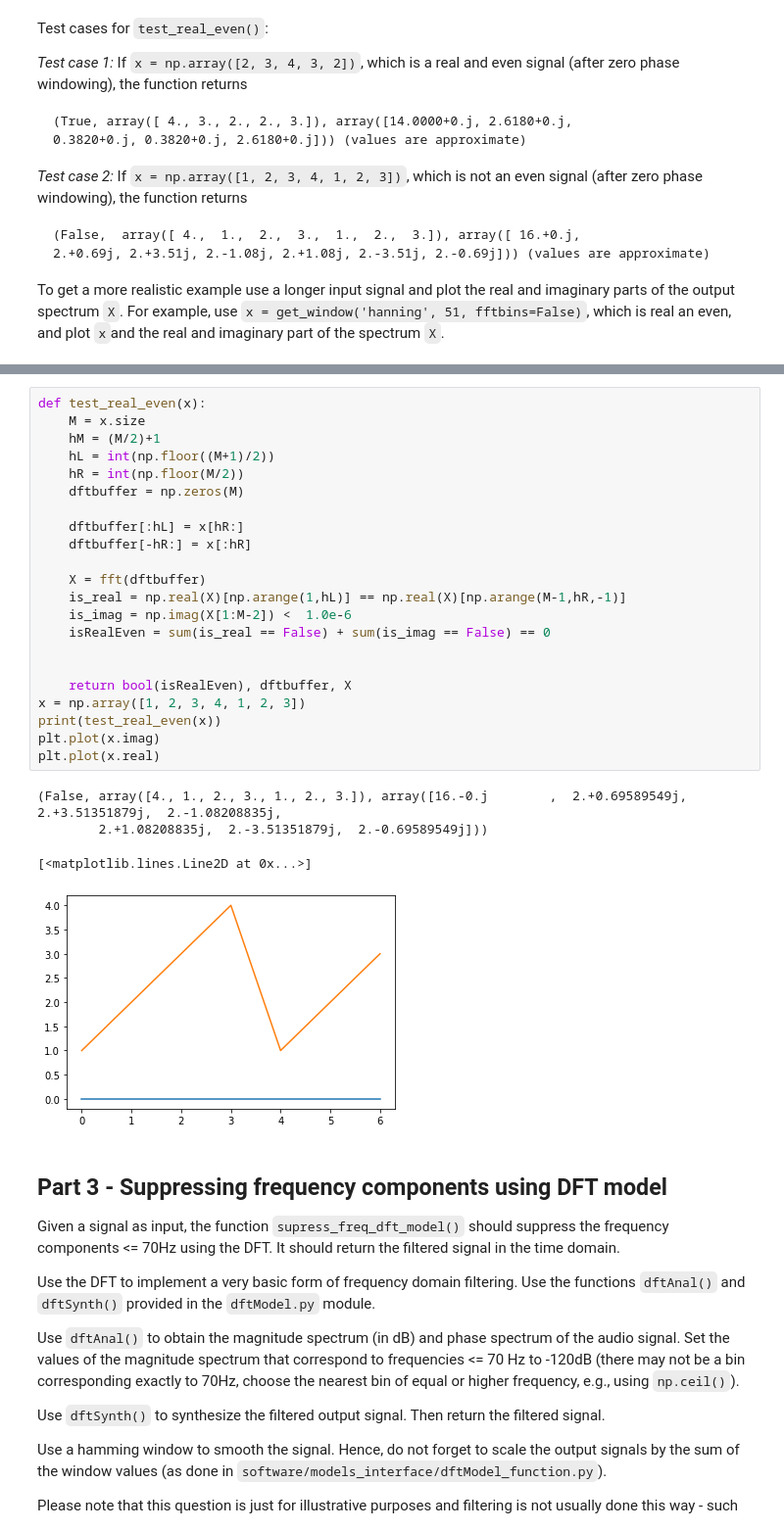
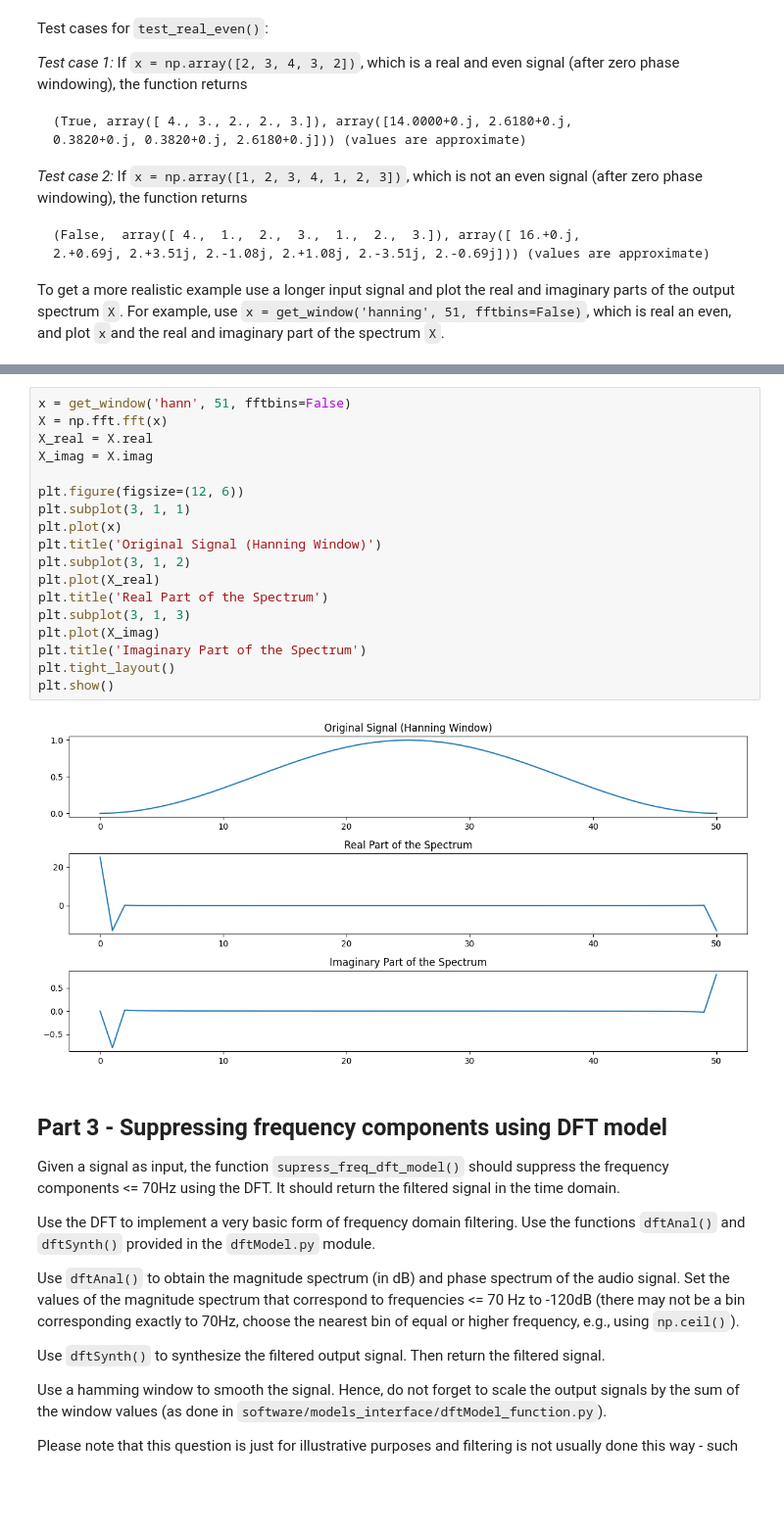
Before and after one commit to ObiWxnKenxbi/ASPMA, a Jupyter notebook: A3/VallejoBudziszewski_A3.ipynb, the cells around one changed output, grey strips where cells are left out. Shown at 98% size. Cells and saved outputs as stored; diff of their text form; blank space fills up the shorter version.

```diff
--- a/A3/VallejoBudziszewski_A3.ipynb
+++ b/A3/VallejoBudziszewski_A3.ipynb
@@ -225,30 +189,23 @@ plt.plot(x.real)
-# %%
-def test_real_even(x):
-    M = x.size
-    hM = (M/2)+1
-    hL = int(np.floor((M+1)/2))
-    hR = int(np.floor(M/2))
-    dftbuffer = np.zeros(M)
-
-    dftbuffer[:hL] = x[hR:]
-    dftbuffer[-hR:] = x[:hR]
-
-    X = fft(dftbuffer)
-    is_real = np.real(X)[np.arange(1,hL)] == np.real(X)[np.arange(M-1,hR,-1)]
-    is_imag = np.imag(X[1:M-2]) <  1.0e-6
-    isRealEven = sum(is_real == False) + sum(is_imag == False) == 0
-
-
-    return bool(isRealEven), dftbuffer, X
-x = np.array([1, 2, 3, 4, 1, 2, 3])
-print(test_real_even(x))
-plt.plot(x.imag)
-plt.plot(x.real)
-# %% [output]
-(False, array([4., 1., 2., 3., 1., 2., 3.]), array([16.-0.j        ,  2.+0.69589549j,  2.+3.51351879j,  2.-1.08208835j,
-        2.+1.08208835j,  2.-3.51351879j,  2.-0.69589549j]))
-[<matplotlib.lines.Line2D at 0x...>]
-[figure, removed]
+# %%
+x = get_window('hann', 51, fftbins=False)
+X = np.fft.fft(x)
+X_real = X.real
+X_imag = X.imag
+
+plt.figure(figsize=(12, 6))
+plt.subplot(3, 1, 1)
+plt.plot(x)
+plt.title('Original Signal (Hanning Window)')
+plt.subplot(3, 1, 2)
+plt.plot(X_real)
+plt.title('Real Part of the Spectrum')
+plt.subplot(3, 1, 3)
+plt.plot(X_imag)
+plt.title('Imaginary Part of the Spectrum')
+plt.tight_layout()
+plt.show()
+# %% [output]
+[figure, added]
 # %% [markdown]
 ## Part 3 - Suppressing frequency components using DFT model
 
```
Also changed, not shown: parts of 17 cells of this notebook.
